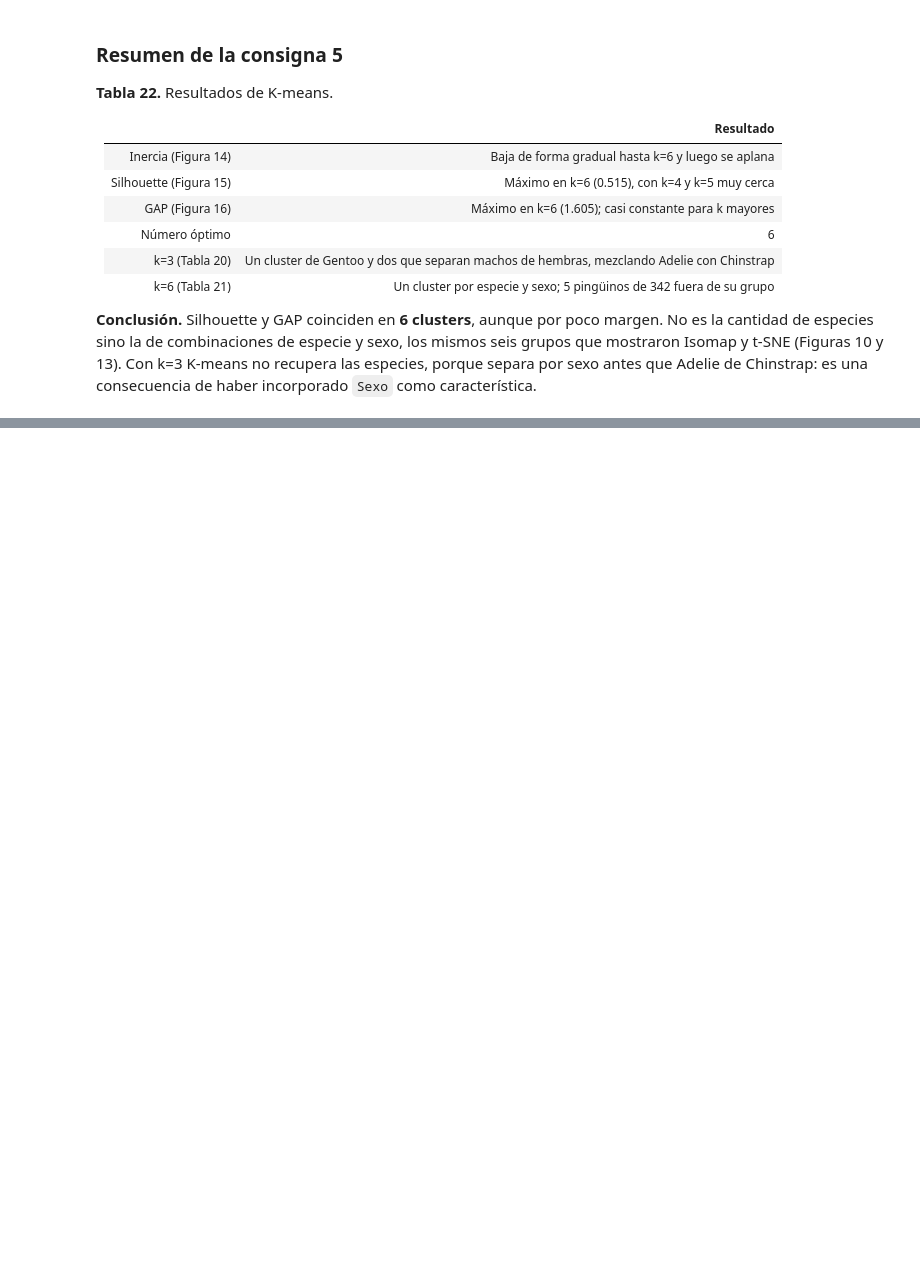
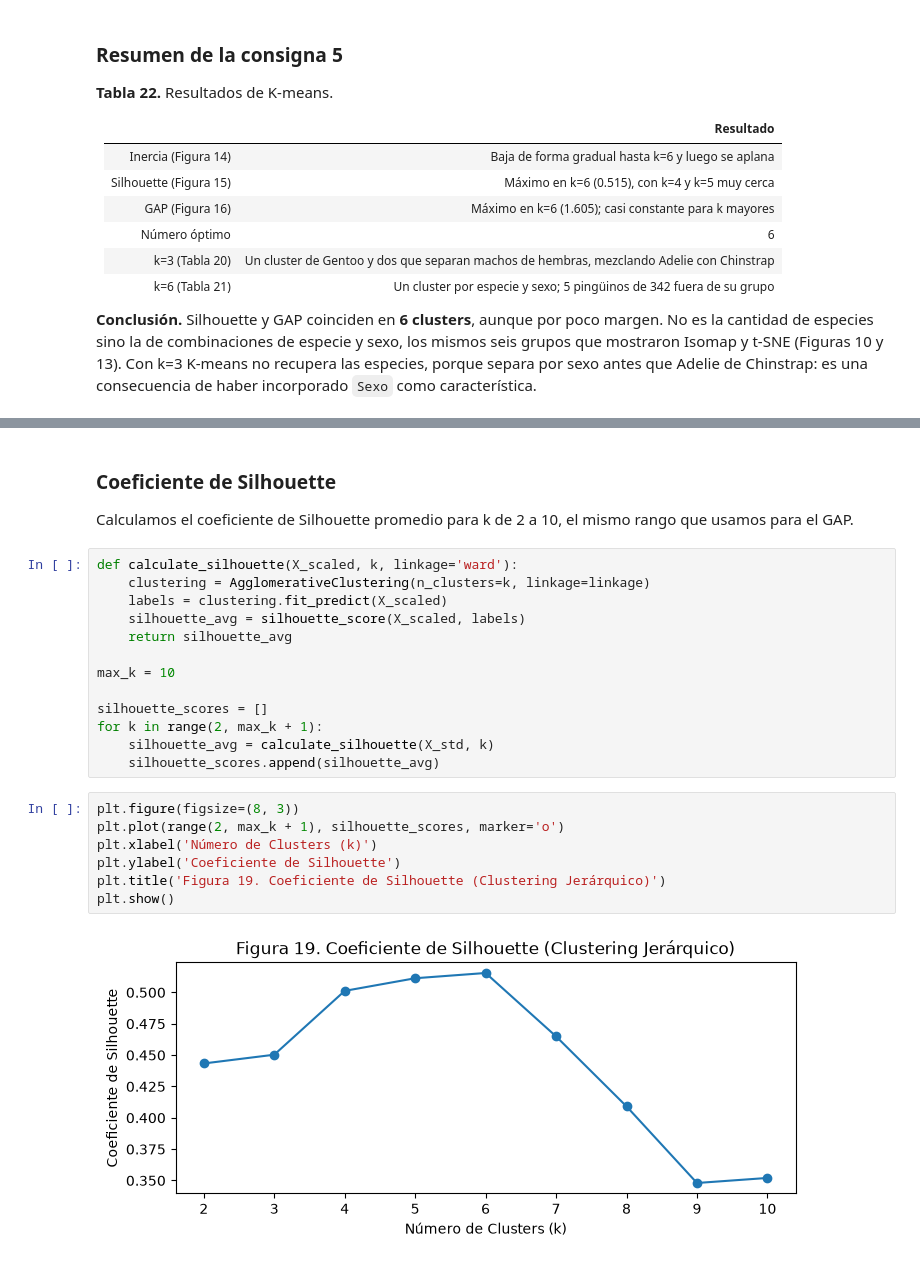
Before and after one commit to frankoespa/tuia-mineria-de-datos, a Jupyter notebook: tp1/tp1_mineria_renna_esparza.ipynb, the cells around one changed output, grey strips where cells are left out. Cells and saved outputs as stored; diff of their text form; blank space fills up the shorter version.

```diff
--- a/tp1/tp1_mineria_renna_esparza.ipynb
+++ b/tp1/tp1_mineria_renna_esparza.ipynb
@@ -1311,0 +1345,26 @@ Cada centroide se ubica dentro de la nube de su cluster. Los dos clusters de una
+# %% [markdown]
+### Coeficiente de Silhouette
+
+Calculamos el coeficiente de Silhouette promedio para k de 2 a 10, el mismo rango que usamos para el GAP.
+# %%
+def calculate_silhouette(X_scaled, k, linkage='ward'):
+    clustering = AgglomerativeClustering(n_clusters=k, linkage=linkage)
+    labels = clustering.fit_predict(X_scaled)
+    silhouette_avg = silhouette_score(X_scaled, labels)
+    return silhouette_avg
+
+max_k = 10
+
+silhouette_scores = []
+for k in range(2, max_k + 1):
+    silhouette_avg = calculate_silhouette(X_std, k)
+    silhouette_scores.append(silhouette_avg)
+# %%
+plt.figure(figsize=(8, 3))
+plt.plot(range(2, max_k + 1), silhouette_scores, marker='o')
+plt.xlabel('Número de Clusters (k)')
+plt.ylabel('Coeficiente de Silhouette')
+plt.title('Figura 19. Coeficiente de Silhouette (Clustering Jerárquico)')
+plt.show()
+# %% [output]
+[figure, added]
```
Also changed, not shown: parts of 26 cells of this notebook, 2 other files.
